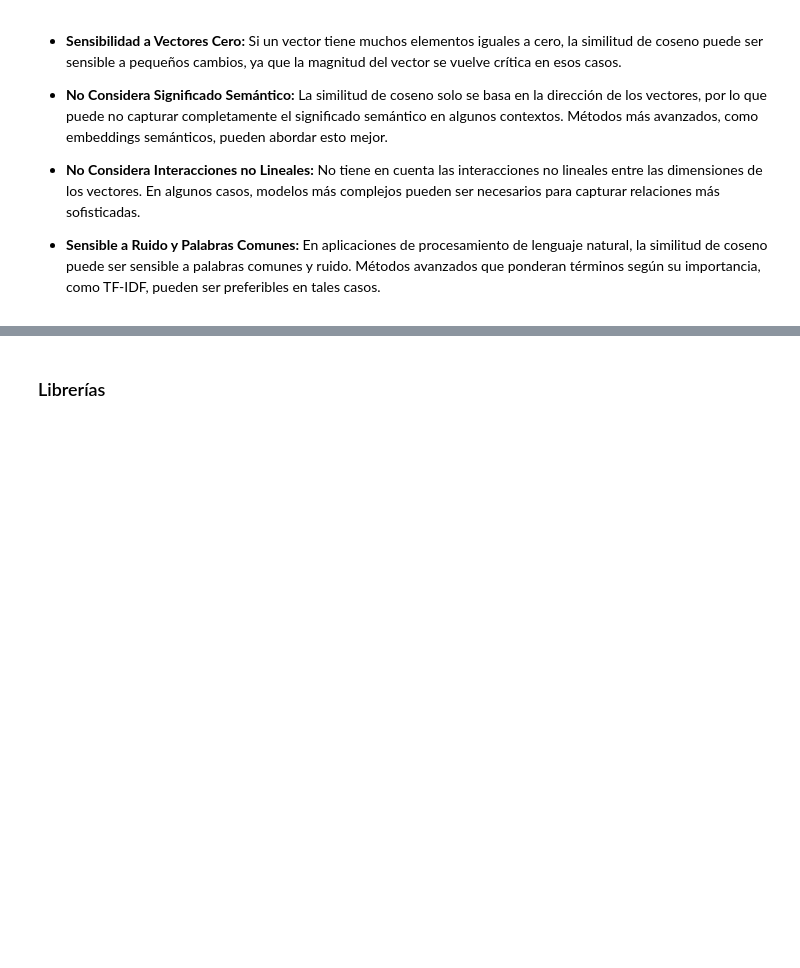
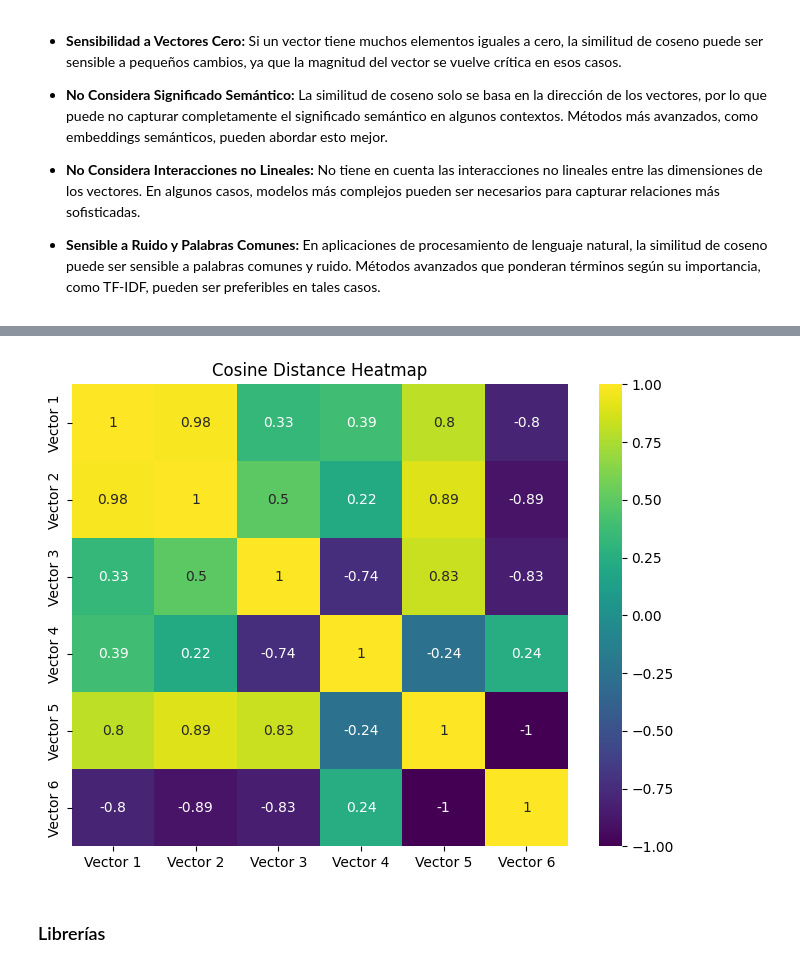
Before and after one commit to contepablod/ML_Bourbaki, a Jupyter notebook: Semana2/intro_medida_coseno.ipynb, the cells around one changed output, grey strips where cells are left out. Cells and saved outputs as stored; diff of their text form; code cells hidden in the pictures; blank space fills up the shorter version.

```diff
--- a/Semana2/intro_medida_coseno.ipynb
+++ b/Semana2/intro_medida_coseno.ipynb
@@ -46,3 +124,24 @@ En resumen, la similitud de coseno cuantifica la similitud direccional entre dos
+# %%
+# Example vectors
+vectors = np.array([
+    [3, 4],
+    [1, 2],
+    [-2, 3],
+    [4, -1],
+    [0, 5],
+    [0, -2]
+])
+
+# Calculate cosine similarity matrix
+cosine_sim_matrix = cosine_similarity(vectors)
+
+# Plotting the heatmap
+plt.figure(figsize=(8, 6))
+sns.heatmap(cosine_sim_matrix, annot=True, cmap='viridis', xticklabels=['Vector 1', 'Vector 2', 'Vector 3', 'Vector 4', 'Vector 5', 'Vector 6'], yticklabels=['Vector 1', 'Vector 2', 'Vector 3', 'Vector 4', 'Vector 5', 'Vector 6'])
+plt.title('Cosine Distance Heatmap')
+plt.show()
+# %% [output]
+[figure, added]
 # %% [markdown]
 ### Librerías
 # %%
```
Also changed, not shown: parts of 19 cells of this notebook.
